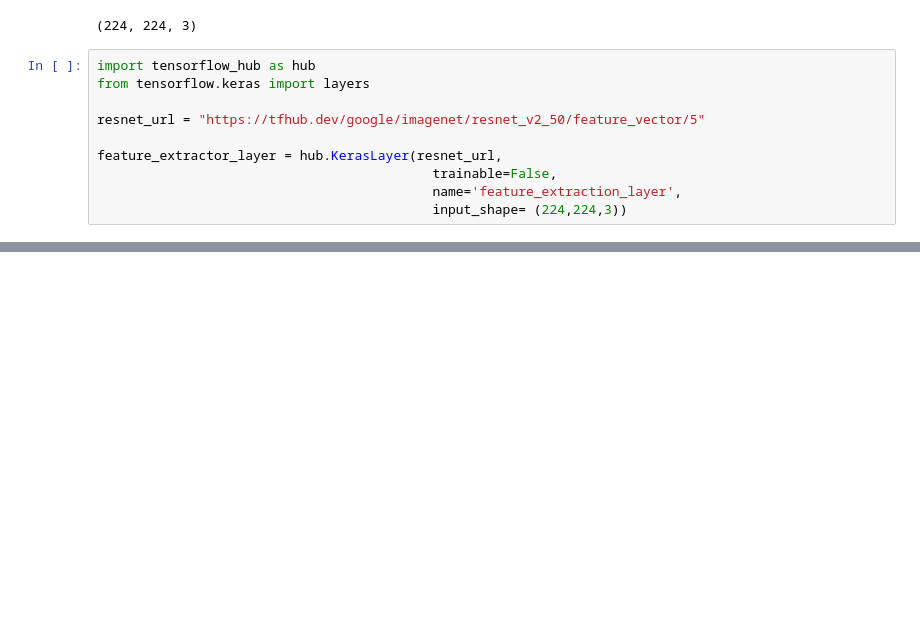
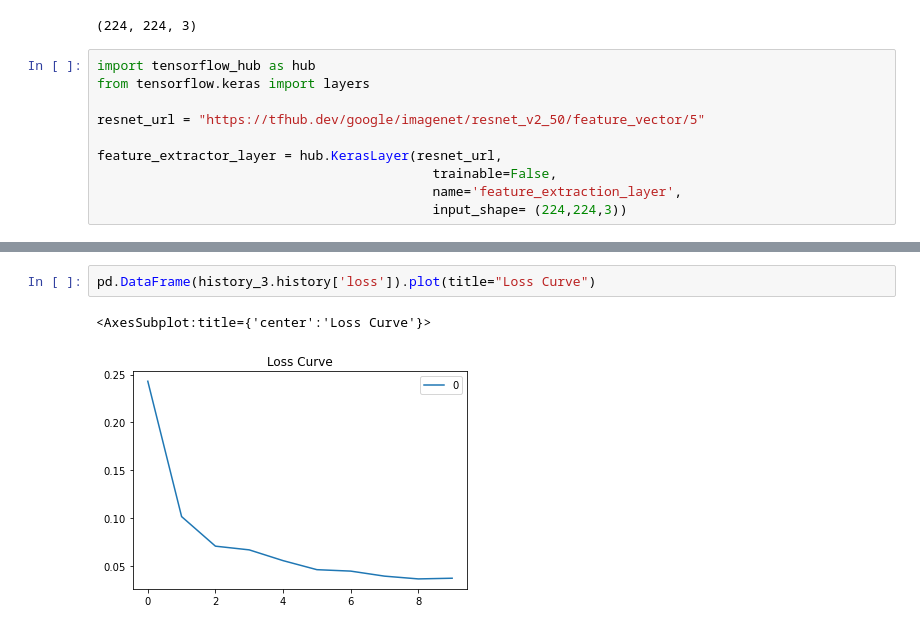
Before and after one commit to justin-donnelly/CNN_Big_Cat_Classification, a Jupyter notebook: code.ipynb, the cells around one changed output, grey strips where cells are left out. Drawn from its saved outputs; the diff is of its cells as text; blank space fills up the shorter version.

```diff
--- a/code.ipynb
+++ b/code.ipynb
@@ -107,0 +197,5 @@ KeyboardInterrupt:
+# %%
+pd.DataFrame(history_3.history['loss']).plot(title="Loss Curve")
+# %% [output]
+<AxesSubplot:title={'center':'Loss Curve'}>
+[figure, added]
```
Also changed, not shown: parts of 11 cells of this notebook, 2 other files.
